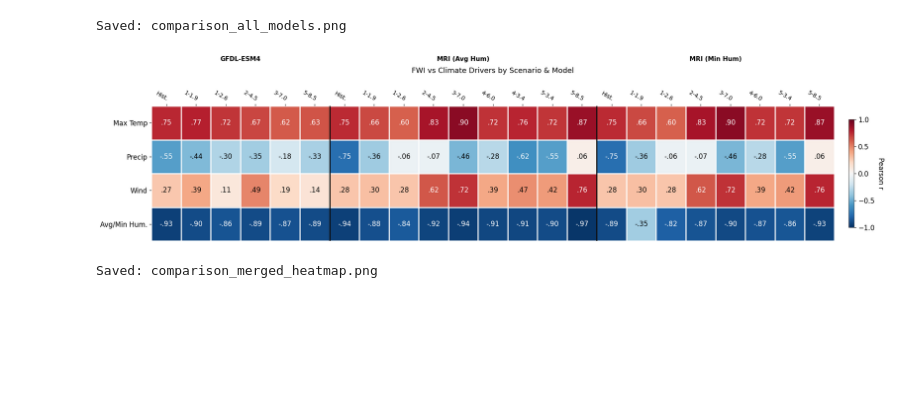
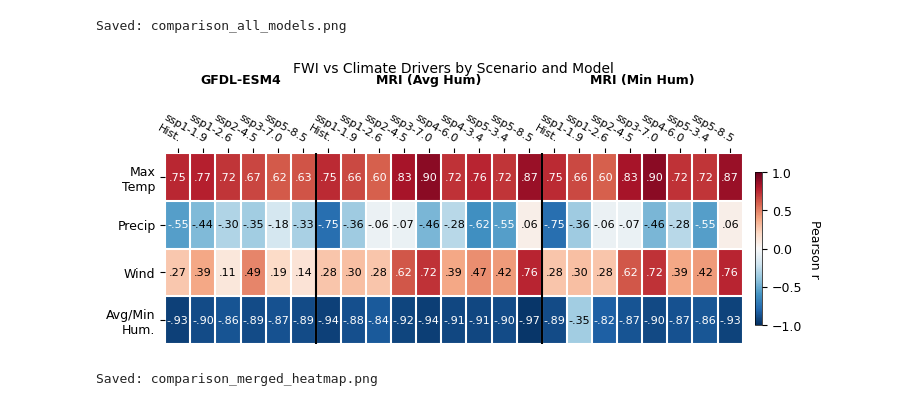
Before and after one commit to Thunthita/ClimateChangeonWildfire, a Jupyter notebook: New /src/All/Model_Comparison_Heatmap.ipynb, the cells around one changed output. Saved outputs shown, nothing was run; the diff lists cells and outputs as text; code cells hidden in the pictures; blank space fills up the shorter version.

```diff
--- a/New /src/All/Model_Comparison_Heatmap.ipynb
+++ b/New /src/All/Model_Comparison_Heatmap.ipynb
@@ -202,12 +202,14 @@ plot_model_comparison_heatmap(
 Saved: comparison_all_models.png
 # %%
 # ── Single merged heatmap: rows=variables, cols=scenarios grouped by model ────
+# Journal spec (Weather and Climate Extremes / Elsevier):
+#   full double-column width = 190 mm = 7.48 in  |  min font = 8 pt  |  300 DPI
 
 SCENARIO_LABELS = {
     "historical": "Hist.",
-    "ssp119": "1-1.9", "ssp126": "1-2.6", "ssp245": "2-4.5",
-    "ssp370": "3-7.0", "ssp460": "4-6.0", "ssp434": "4-3.4",
-    "ssp534": "5-3.4", "ssp585": "5-8.5",
+    "ssp119": "ssp1-1.9", "ssp126": "ssp1-2.6", "ssp245": "ssp2-4.5",
+    "ssp370": "ssp3-7.0", "ssp460": "ssp4-6.0", "ssp434": "ssp4-3.4",
+    "ssp534": "ssp5-3.4", "ssp585": "ssp5-8.5",
 }
 
 MODEL_CONFIGS = [
@@ -220,11 +222,11 @@ MODEL_CONFIGS = [
 ]
 
 VAR_ORDER  = ["tasmax", "pr", "sfcWind", "hum"]
-VAR_LABELS = ["Max Temp", "Precip", "Wind", "Avg/Min Hum."]
+VAR_LABELS = ["Max\nTemp", "Precip", "Wind", "Avg/Min\nHum."]
 
 # ── Build full matrix ─────────────────────────────────────────────────────────
-all_col_labels = []   # short scenario labels
-group_sizes    = []   # number of columns per model
+all_col_labels = []
+group_sizes    = []
 full_matrix    = np.full((4, 0), np.nan)
 
 for cfg in MODEL_CONFIGS:
@@ -250,60 +252,64 @@ for cfg in MODEL_CONFIGS:
     full_matrix = np.hstack([full_matrix, block])
 
 # ── Plot ──────────────────────────────────────────────────────────────────────
+# 7.48 in = 190 mm (Elsevier double-column); height chosen so each row ~0.7 in
+FIG_W, FIG_H = 7.48, 3.2
+
 n_cols  = full_matrix.shape[1]
-fig, ax = plt.subplots(figsize=(n_cols * 0.85, 5))
+fig, ax = plt.subplots(figsize=(FIG_W, FIG_H))
 
 im = ax.imshow(full_matrix, cmap="RdBu_r", vmin=-1, vmax=1, aspect="auto")
 
-cbar = fig.colorbar(im, ax=ax, shrink=0.8, fraction=0.03, pad=0.02,
+cbar = fig.colorbar(im, ax=ax, shrink=0.8, fraction=0.025, pad=0.02,
                     ticks=[-1, -0.5, 0, 0.5, 1])
-cbar.ax.set_ylabel("Pearson r", rotation=-90, va="bottom", fontsize=12)
-cbar.ax.tick_params(labelsize=12)
+cbar.ax.set_ylabel("Pearson r", rotation=-90, va="bottom", fontsize=9)
+cbar.ax.tick_params(labelsize=9)
 cbar.outline.set_linewidth(0.5)
 
-# Tick labels
+# Tick labels  (>=8 pt per journal minimum)
 ax.set_xticks(range(n_cols))
-ax.set_xticklabels(all_col_labels, fontsize=10)
+ax.set_xticklabels(all_col_labels, fontsize=8)
 ax.set_yticks(range(4))
-ax.set_yticklabels(VAR_LABELS, fontsize=12)
+ax.set_yticklabels(VAR_LABELS, fontsize=9)
 ax.tick_params(top=True, bottom=False, labeltop=True, labelbottom=False)
 plt.setp(ax.get_xticklabels(), rotation=-30, ha="right", rotation_mode="anchor")
 
 # Cell grid
 for spine in ax.spines.values():
     spine.set_visible(False)
 ax.set_xticks(np.arange(n_cols + 1) - .5, minor=True)
 ax.set_yticks(np.arange(5) - .5, minor=True)
-ax.grid(which="minor", color="w", linestyle="-", linewidth=2)
+ax.grid(which="minor", color="w", linestyle="-", linewidth=1.5)
 ax.tick_params(which="minor", bottom=False, left=False)
 
-# Annotations
+# Cell value annotations
 def _fmt(x, pos):
     return f"{x:.2f}".replace("0.", ".").replace("-0.", "-.")
 fmt = matplotlib.ticker.FuncFormatter(_fmt)
 for i in range(4):
     for j in range(n_cols):
         val = full_matrix[i, j]
         if np.isfinite(val):
             color = "white" if abs(val) > 0.5 else "black"
             ax.text(j, i, fmt(val, None), ha="center", va="center",
-                    color=color, fontsize=12)
+                    color=color, fontsize=8)
 
-# Dividers + model group labels
+# Model group dividers + labels
 x_pos = -0.5
 for cfg, size in zip(MODEL_CONFIGS, group_sizes):
     mid = x_pos + size / 2
-    ax.text(mid, -1.8, cfg["label"], ha="center", va="bottom",
-            fontsize=11, fontweight="bold", transform=ax.transData)
+    ax.text(mid, -1.7, cfg["label"], ha="center", va="center",
+            fontsize=9, fontweight="bold", transform=ax.transData)
     x_pos += size
     if x_pos < n_cols - 0.5:
-        ax.axvline(x=x_pos, color="black", linewidth=2)
+        ax.axvline(x=x_pos, color="black", linewidth=1.5)
 
-ax.set_title("FWI vs Climate Drivers by Scenario & Model", pad=30, fontsize=13)
+ax.set_title("FWI vs Climate Drivers by Scenario and Model", pad=28, fontsize=10)
+
 plt.tight_layout()
 plt.savefig("comparison_merged_heatmap.png", dpi=300, bbox_inches="tight")
 plt.show()
 print("Saved: comparison_merged_heatmap.png")
 # %% [output]
-[figure, old version]
+[figure, new version]
 Saved: comparison_merged_heatmap.png
```
Also changed, not shown: 3 other files.
